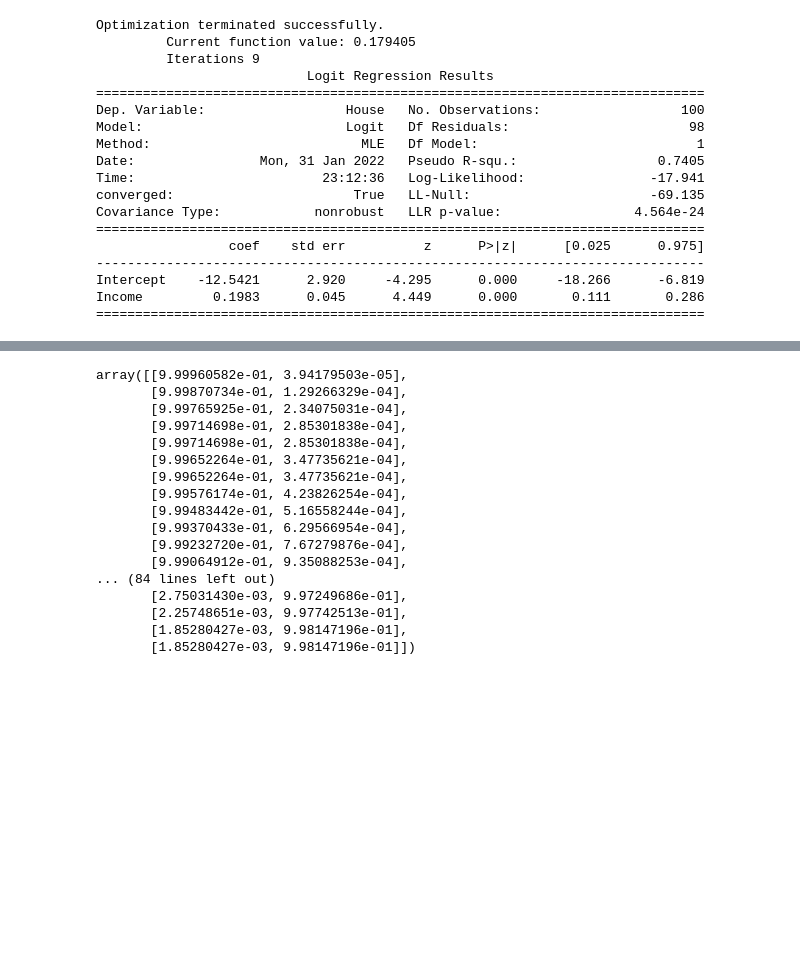
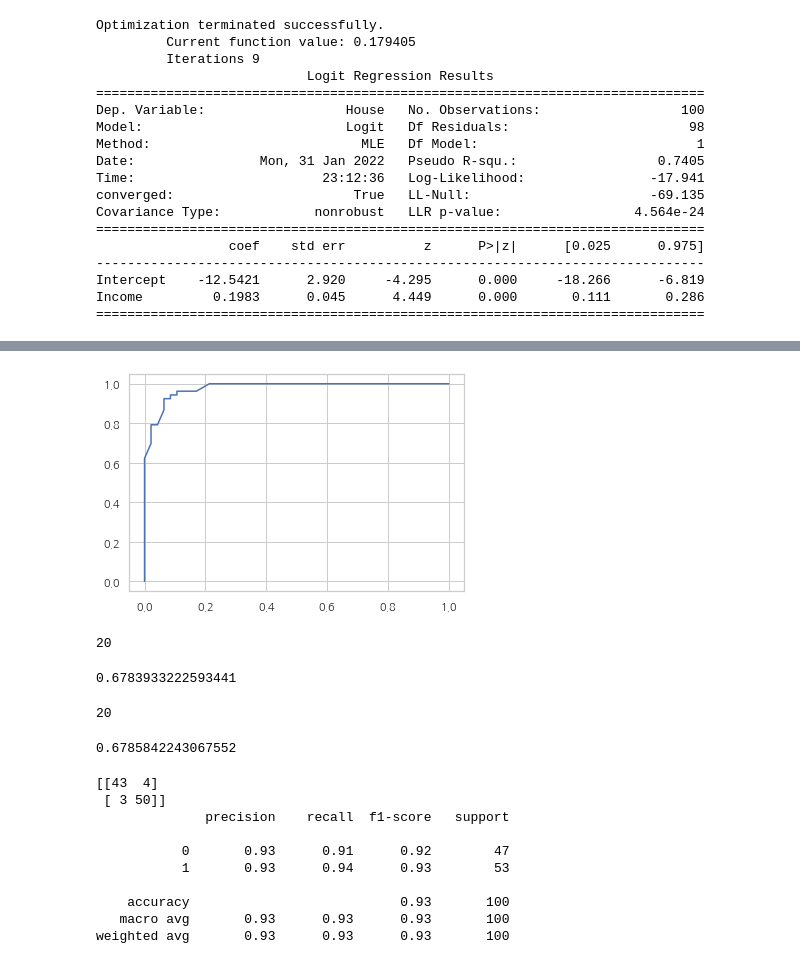
Before and after one commit to RainyHeaven/data_analytics, a Jupyter notebook: 제06장 로지스틱 회귀 분석/Logistic Regression.ipynb, the cells around one changed output, grey strips where cells are left out. Saved outputs shown, nothing was run; the diff lists cells and outputs as text; code cells hidden in the pictures; blank space fills up the shorter version.

```diff
--- a/제06장 로지스틱 회귀 분석/Logistic Regression.ipynb
+++ b/제06장 로지스틱 회귀 분석/Logistic Regression.ipynb
@@ -148,20 +159,43 @@ Income         0.1983      0.045      4.449      0.000       0.111       0.286
+# %%
+fpr_2, tpr_2, thresholds_2 = roc_curve(data.House, logit_model_2.predict(data.Income))
+plt.plot(fpr_2, tpr_2)
+plt.show()
+# %% [output]
+[figure, added]
+# %%
+dist = []
+for x,y in zip(fpr_1, tpr_1):
+    dist.append(((0-x)**2) + ((1-y)**2))
+dist.index(min(dist))
+# %% [output]
+20
+# %%
+thresholds_1[20]
+# %% [output]
+0.6783933222593441
+# %%
+dist = []
+for x,y in zip(fpr_2, tpr_2):
+    dist.append(((0-x)**2) + ((1-y)**2))
+dist.index(min(dist))
+# %% [output]
+20
+# %%
+thresholds_2[20]
+# %% [output]
+0.6785842243067552
 # %%
-logit_model_1.predict_proba(np.reshape(data.Income.values, (-1, 1)))
+y_pred_1 = logit_model_1.predict(np.reshape(data.Income.values, (-1, 1)))
+print(confusion_matrix(data.House, y_pred_1))
+print(classification_report(data.House, y_pred_1))
 # %% [output]
-array([[9.99960582e-01, 3.94179503e-05],
-       [9.99870734e-01, 1.29266329e-04],
-       [9.99765925e-01, 2.34075031e-04],
-       [9.99714698e-01, 2.85301838e-04],
-       [9.99714698e-01, 2.85301838e-04],
-       [9.99652264e-01, 3.47735621e-04],
-       [9.99652264e-01, 3.47735621e-04],
-       [9.99576174e-01, 4.23826254e-04],
-       [9.99483442e-01, 5.16558244e-04],
-       [9.99370433e-01, 6.29566954e-04],
-       [9.99232720e-01, 7.67279876e-04],
-       [9.99064912e-01, 9.35088253e-04],
-... (84 lines left out)
-       [2.75031430e-03, 9.97249686e-01],
-       [2.25748651e-03, 9.97742513e-01],
-       [1.85280427e-03, 9.98147196e-01],
-       [1.85280427e-03, 9.98147196e-01]])
+[[43  4]
+ [ 3 50]]
+              precision    recall  f1-score   support
+
+           0       0.93      0.91      0.92        47
+           1       0.93      0.94      0.93        53
+
+    accuracy                           0.93       100
+   macro avg       0.93      0.93      0.93       100
+weighted avg       0.93      0.93      0.93       100
```
Also changed, not shown: parts of 45 cells of this notebook, 1 other file.
